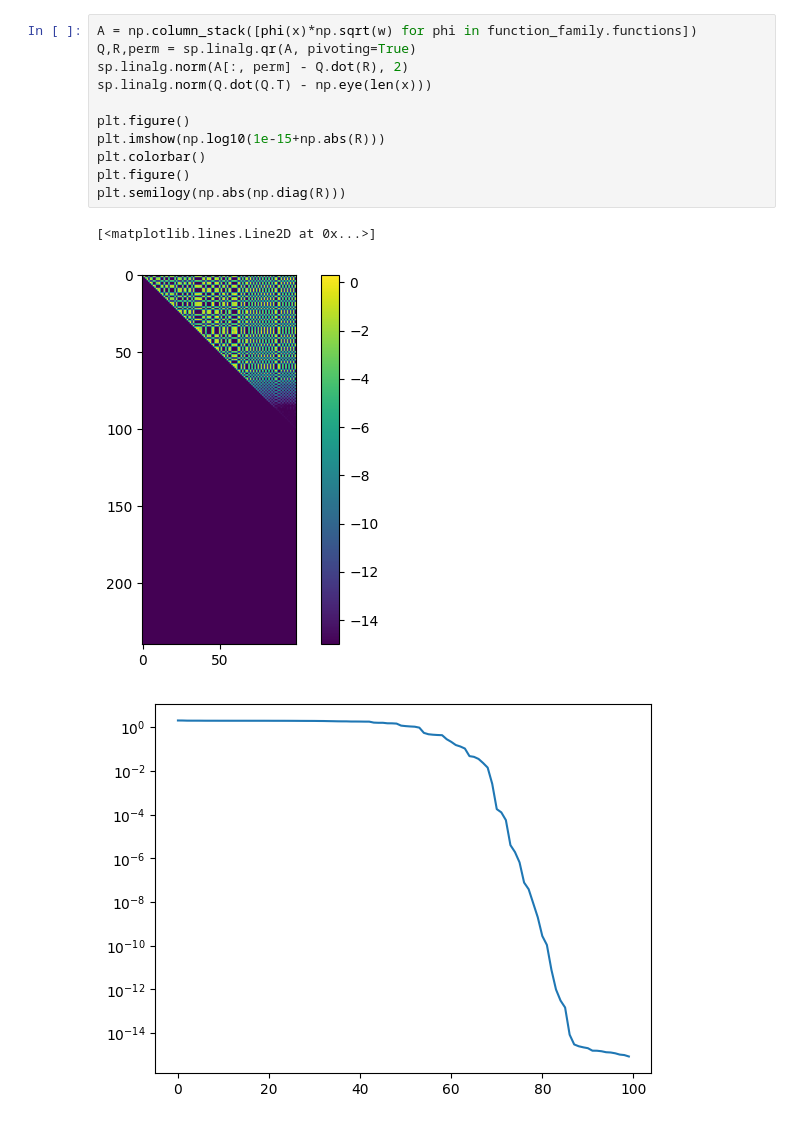
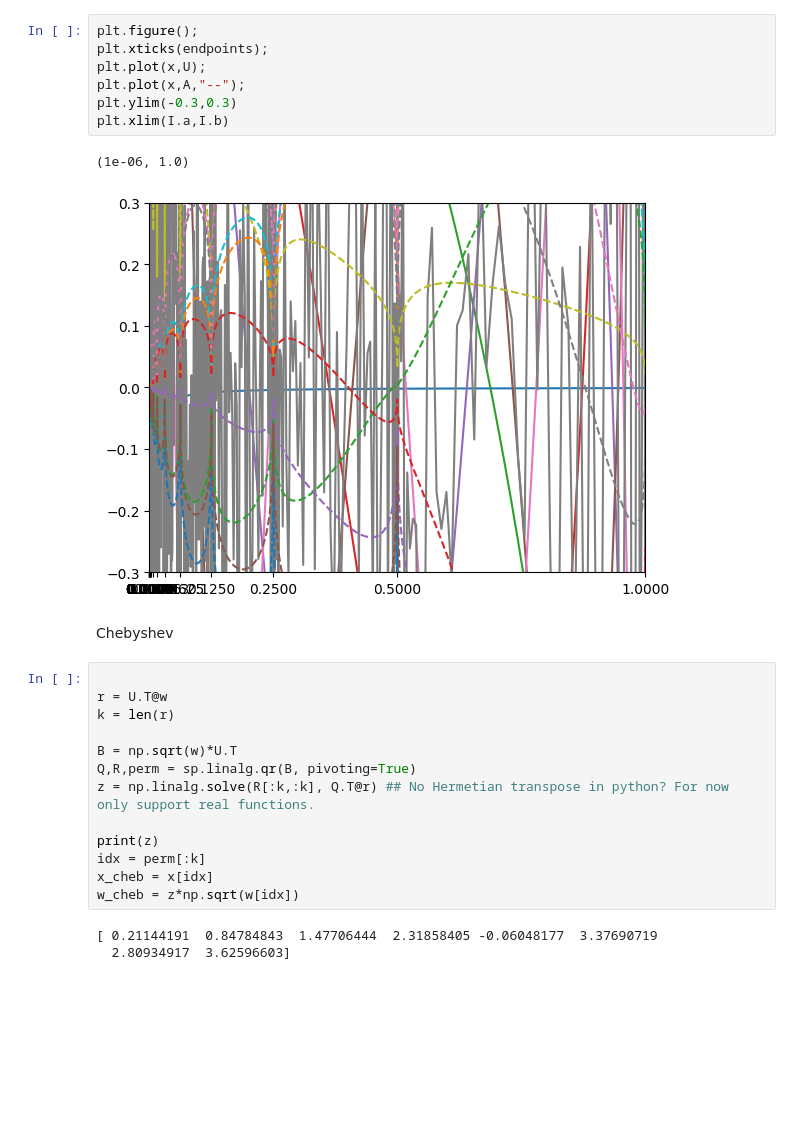
Before and after one commit to jakobtkn/ggqpy, a Jupyter notebook: genquad.ipynb, the cells around one changed output. Drawn from its saved outputs; the diff is of its cells as text; blank space fills up the shorter version.

Commit message:
Chebyshev rule works

```diff
--- a/genquad.ipynb
+++ b/genquad.ipynb
@@ -31,15 +53,28 @@ print(endpoints)
-# %%
-A = np.column_stack([phi(x)*np.sqrt(w) for phi in function_family.functions])
-Q,R,perm = sp.linalg.qr(A, pivoting=True)
-sp.linalg.norm(A[:, perm] - Q.dot(R), 2)
-sp.linalg.norm(Q.dot(Q.T) - np.eye(len(x)))
-
-plt.figure()
-plt.imshow(np.log10(1e-15+np.abs(R)))
-plt.colorbar()
-plt.figure()
-plt.semilogy(np.abs(np.diag(R)))
-# %% [output]
-[<matplotlib.lines.Line2D at 0x...>]
-[figure, removed]
-[figure, removed]
+# %%
+plt.figure();
+plt.xticks(endpoints);
+plt.plot(x,U);
+plt.plot(x,A,"--");
+plt.ylim(-0.3,0.3)
+plt.xlim(I.a,I.b)
+# %% [output]
+(1e-06, 1.0)
+[figure, added]
+# %% [markdown]
+Chebyshev
+# %%
+
+r = U.T@w
+k = len(r)
+
+B = np.sqrt(w)*U.T
+Q,R,perm = sp.linalg.qr(B, pivoting=True)
+z = np.linalg.solve(R[:k,:k], Q.T@r) ## No Hermetian transpose in python? For now only support real functions.
+
+print(z)
+idx = perm[:k]
+x_cheb = x[idx]
+w_cheb = z*np.sqrt(w[idx])
+# %% [output]
+[ 0.21144191  0.84784843  1.47706444  2.31858405 -0.06048177  3.37690719
+  2.80934917  3.62596603]
```
Also changed, not shown: parts of 11 cells of this notebook, 3 other files.
